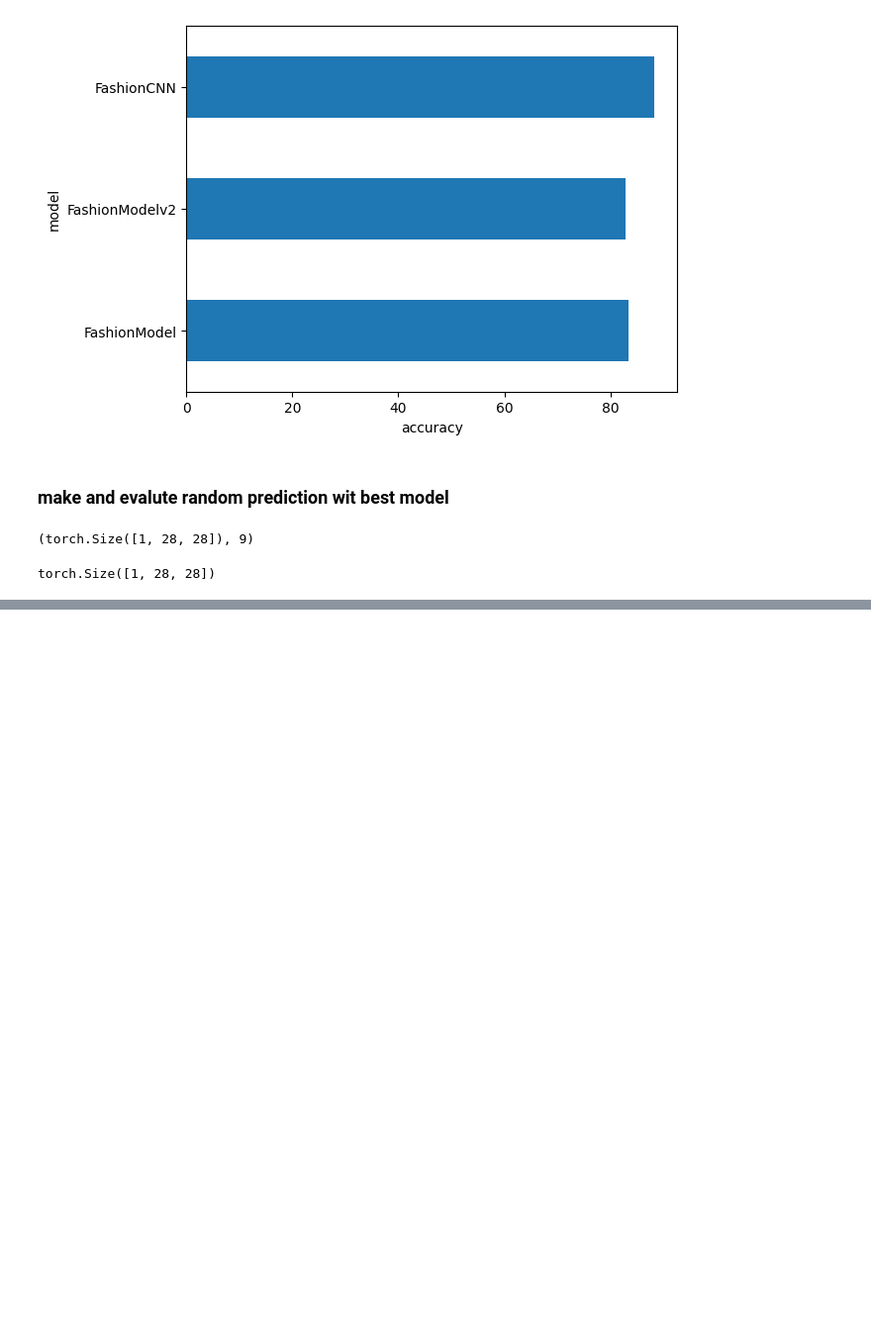
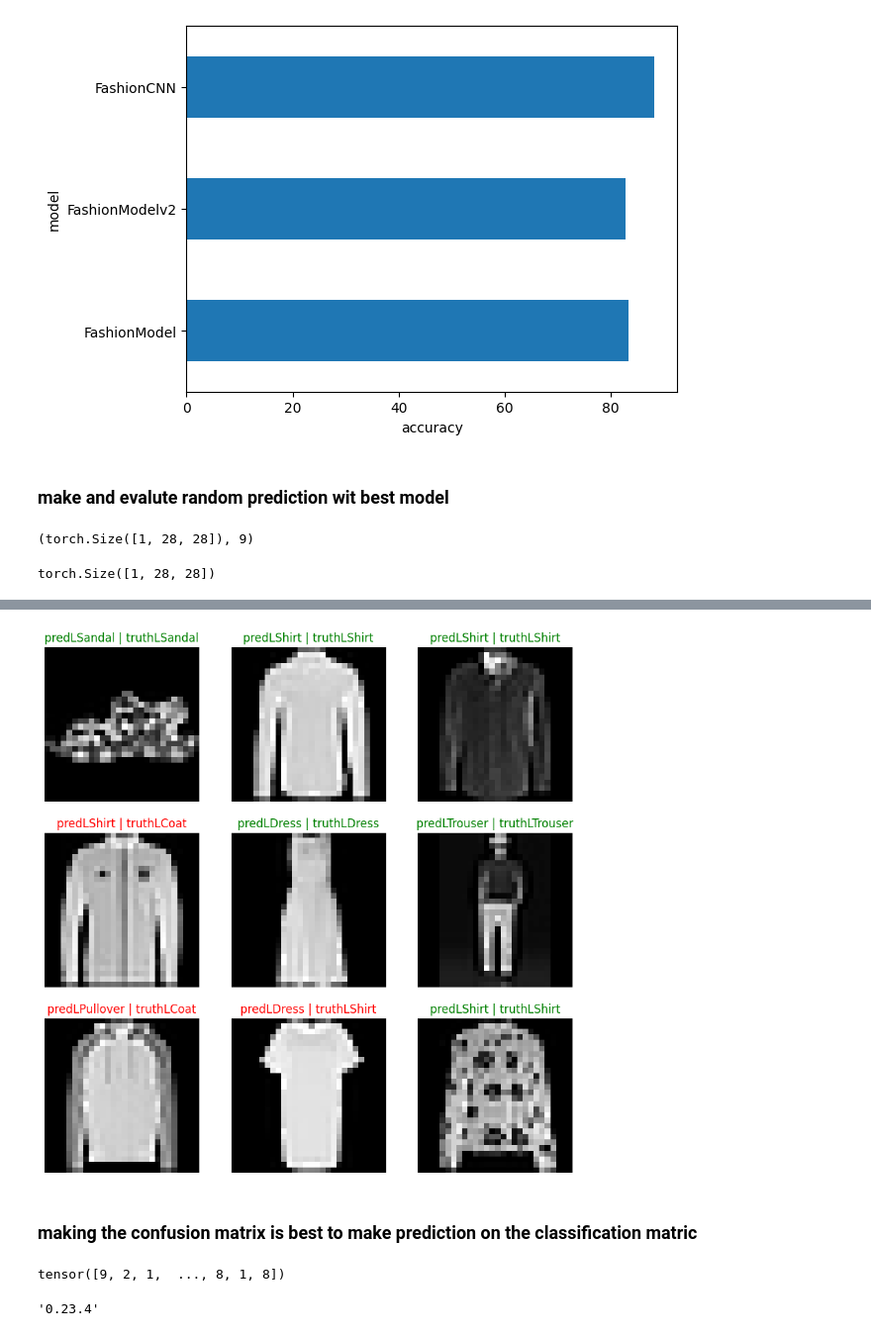
Before and after one commit to saim9211/DeepLearning, a Jupyter notebook: 03_pytorch_cv.ipynb, the cells around one changed output, grey strips where cells are left out. Shown at 99% size. Cells and saved outputs as stored; diff of their text form; code cells hidden in the pictures; blank space fills up the shorter version.

Commit message:
Done the Prediction plotting and then now moved toward the confusion metrix

```diff
--- a/03_pytorch_cv.ipynb
+++ b/03_pytorch_cv.ipynb
@@ -1015,4 +1015,55 @@ Text(0.5, 1.0, 'Sandal')
 # %%
 #make the predictions
 pred_prob=make_predictions(model=model_2,
-                           data=test_sample)
+                           data=test_samples)
+# %%
+# plot predictions
+plt.figure(figsize=(10,10))
+for i,pred in enumerate(test_samples):
+  #create the subplot
+  plt.subplot(3,3,i+1)
+  # plot the target image
+
+  plt.imshow(test_samples[i].squeeze(),cmap="gray")
+  # find the prediction in text form
+  pred_label=class_names[torch.argmax(pred_prob[i])]
+  # get the truth label
+  truth_label=class_names[test_labels[i]]
+  # create the title for the plot
+  title_text=f"predL{pred_label} | truthL{truth_label}"
+  # plot the title
+  if pred_label==truth_label:
+    plt.title(title_text,c="g")
+  else:
+    plt.title(title_text,c="r")
+  plt.axis(False);
+# %% [output]
+[figure, added]
+# %% [markdown]
+### making the confusion matrix is best to make prediction on the classification matric
+# %%
+# import he tqdm
+from tqdm.auto import tqdm
+
+# make the prediction with trained model
+y_preds=[]
+model_2.eval()
+with torch.inference_mode():
+  for X,y in tqdm(test_dataloader):
+    X,y=X.to(device),y.to(device)
+    y_pred=model_2(X)
+    # do the forward pass
+    y_logits=model_2(X)
+    y_pred=torch.softmax(y_logits.squeeze(),dim=0).argmax(dim=1)
+    # put the prediction on cpu for evalulation
+    y_preds.append(y_pred.cpu())
+#print(y_preds)
+y_preds_tesnor=torch.cat(y_preds)
+print(y_preds_tesnor)
+# %% [output]
+tensor([9, 2, 1,  ..., 8, 1, 8])
+# %%
+import mlxtend
+mlxtend.__version__
+# %% [output]
+'0.23.4'
```
Also changed, not shown: parts of 9 cells of this notebook.
